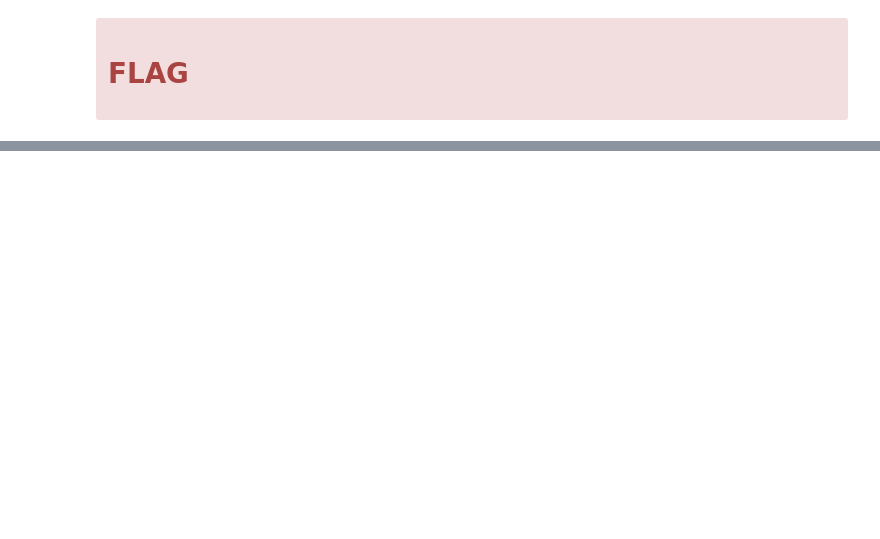
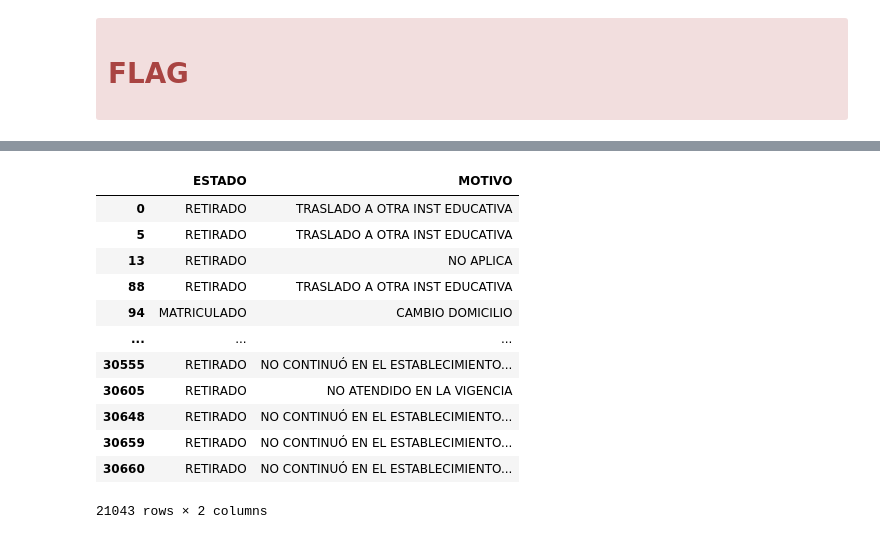
Before and after one commit to samirhinojosa/school-dropout-in-sogamoso, a Jupyter notebook: notebooks/school_dropout_eda_final.ipynb, the cells around one changed output, grey strips where cells are left out. Cells and saved outputs as stored; diff of their text form; code cells hidden in the pictures; blank space fills up the shorter version.

```diff
--- a/notebooks/school_dropout_eda_final.ipynb
+++ b/notebooks/school_dropout_eda_final.ipynb
@@ -842,0 +889,16 @@ xxx
+# %%
+df_temp[["ESTADO", "MOTIVO"]][df_temp["MOTIVO"].notnull()]
+# %% [output]
+|  | ESTADO | MOTIVO |
+| 0 | RETIRADO | TRASLADO A OTRA INST EDUCATIVA |
+| 5 | RETIRADO | TRASLADO A OTRA INST EDUCATIVA |
+| 13 | RETIRADO | NO APLICA |
+| 88 | RETIRADO | TRASLADO A OTRA INST EDUCATIVA |
+| 94 | MATRICULADO | CAMBIO DOMICILIO |
+| ... | ... | ... |
+| 30555 | RETIRADO | NO CONTINUÓ EN EL ESTABLECIMIENTO... |
+| 30605 | RETIRADO | NO ATENDIDO EN LA VIGENCIA |
+| 30648 | RETIRADO | NO CONTINUÓ EN EL ESTABLECIMIENTO... |
+| 30659 | RETIRADO | NO CONTINUÓ EN EL ESTABLECIMIENTO... |
+| 30660 | RETIRADO | NO CONTINUÓ EN EL ESTABLECIMIENTO... |
+21043 rows × 2 columns
```
Also changed, not shown: parts of 16 cells of this notebook, 1 other file.
